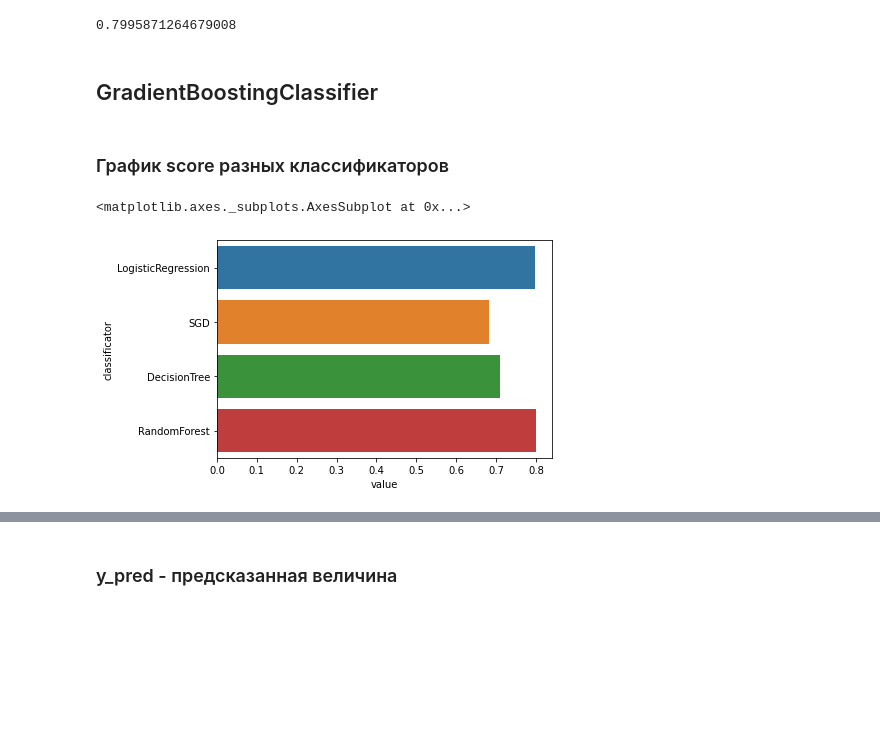
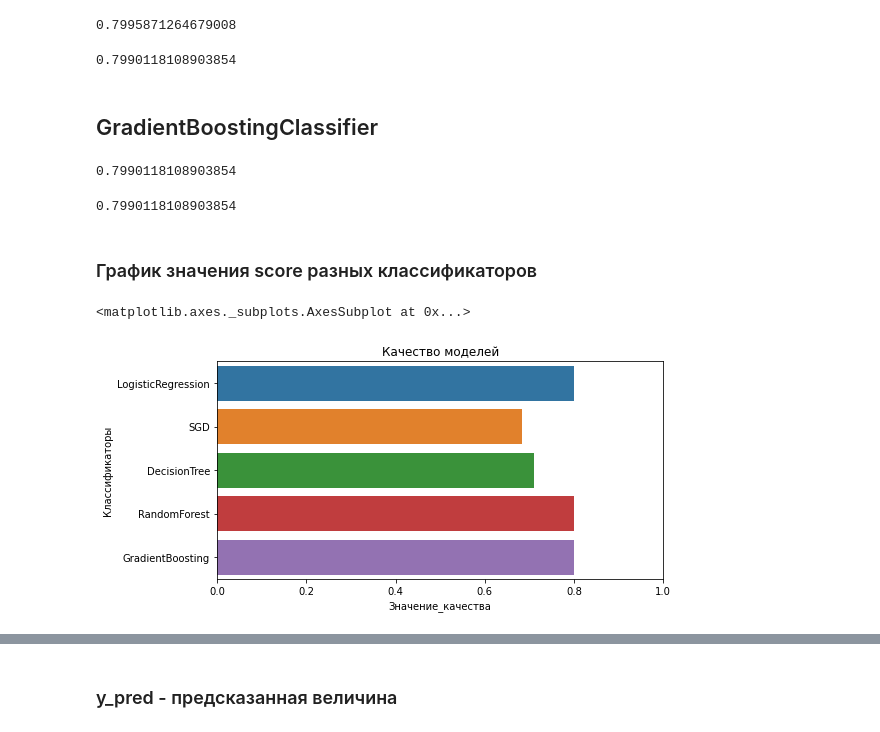
Before and after one commit to Alex478/scoring_kredits, a Jupyter notebook: scoring-kredits.ipynb, the cells around one changed output, grey strips where cells are left out. Saved outputs shown, nothing was run; the diff lists cells and outputs as text; code cells hidden in the pictures; blank space fills up the shorter version.

```diff
--- a/scoring-kredits.ipynb
+++ b/scoring-kredits.ipynb
@@ -1070,2 +1034,28 @@ M_classif.append('RandomForest')
 # %% [output]
 0.7995871264679008
+# %%
+# 2 вариант - поиск лучших параметров
+#gr_search_clf_rand_forest = GridSearchCV(clf_rand_forest, params, cv= 5)
+#gr_search_clf_rand_forest.fit(X_train, y_train)
+#gr_search_clf_rand_forest.best_params_
+#print(gr_search_clf_rand_forest.best_params_)
+# params = {'n_estimators': range(1,300, 50),\
+#          'min_samples_split': range(1,5),\
+#          'min_samples_leaf': range(1,5),\
+#          'max_depth': range(1,5)}
+#gr_search_clf_rand_forest.best_params_
+# {'max_depth': 1,
+# 'min_samples_leaf': 1,
+# 'min_samples_split': 2,
+# 'n_estimators': 1}
+clf_rand_forest = RandomForestClassifier(n_estimators= 1\
+                                         , max_depth= 1\
+                                         , min_samples_leaf=1\
+                                         , min_samples_split= 2\
+                                         , random_state= 42)
+clf_rand_forest.fit(X_train,y_train)
+clf_rand_forest.predict(X_test)
+clf_rand_forest.score(X_test, y_test) # 0.7990118108903854 / на Кагле 0,822 - самое большое пока
+#params = {'n_estimators': range(1,10)} # {'n_estimators': 1}
+# %% [output]
+0.7990118108903854
@@ -1075,0 +1066,26 @@ clf_grad_boost = GradientBoostingClassifier()
+# %%
+# 1 вариант - гиперпараметры по умолчанию
+clf_grad_boost = GradientBoostingClassifier(random_state= 42, learning_rate= 0.01)
+clf_grad_boost.fit(X_train, y_train)
+clf_grad_boost.predict(X_test)
+score_scaler = clf_grad_boost.score(X_test, y_test)
+print(score_scaler)
+# сбор данных для графика
+M_score.append(score_scaler)
+M_classif.append('GradientBoosting')
+# %% [output]
+0.7990118108903854
+# %%
+# 2 вариант - найдем лучшие параметры
+clf_grad_boost_best = GradientBoostingClassifier(random_state= 42,\
+                                            learning_rate= 0.01,\
+                                            max_depth= 2,\
+                                            min_samples_leaf= 2,\
+                                            min_samples_split= 2,\
+                                            n_estimators= 203)
+
+clf_grad_boost_best.fit(X_train, y_train)
+clf_grad_boost_best.predict(X_test)
+clf_grad_boost_best.score(X_test, y_test) # 0.7990118108903854
+# %% [output]
+0.7990118108903854
@@ -1076,10 +1112,12 @@ clf_grad_boost = GradientBoostingClassifier()
 # %% [markdown]
-### График score разных классификаторов
+### График значения score разных классификаторов
 # %%
-M = pd.DataFrame(list(zip(M_score, M_classif)), columns=['value', 'classificator'])
-
-sns.barplot(x= 'value', y = 'classificator', data= M)
+M = pd.DataFrame(list(zip(M_score, M_classif)), columns=['Значение_качества', 'Классификаторы'])
+plt.figure(figsize=(8,4))
+plt.xlim(0, 1)
+plt.title('Качество моделей')
+sns.barplot(x= 'Значение_качества', y = 'Классификаторы', data= M)
 #sns.catplot(x= 'value', y = 'classificator', data= M, kind='bar')
 # %% [output]
 <matplotlib.axes._subplots.AxesSubplot at 0x...>
-[figure, old version]
+[figure, new version]
```
Also changed, not shown: parts of 23 cells of this notebook.
